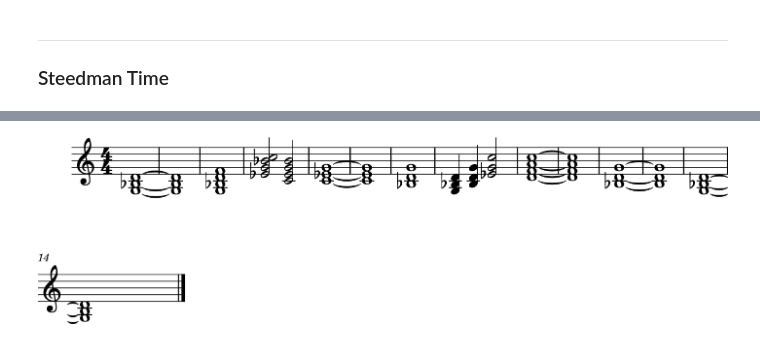
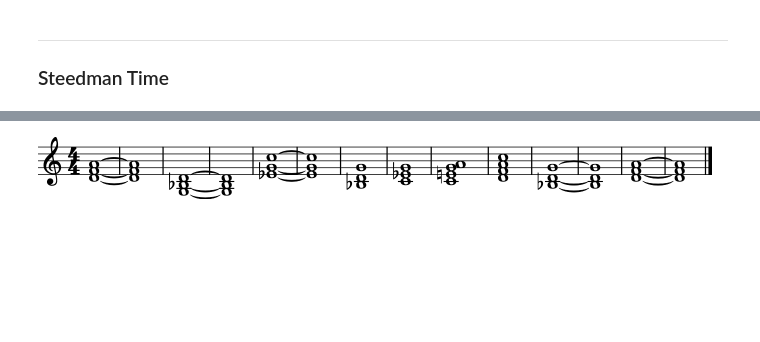
Before and after one commit to randomLevelup/algocomps, a Jupyter notebook: comp1.ipynb, the cells around one changed output, grey strips where cells are left out. Drawn from its saved outputs; the diff is of its cells as text; code cells hidden in the pictures; blank space fills up the shorter version.

```diff
--- a/comp1.ipynb
+++ b/comp1.ipynb
@@ -154,7 +94,7 @@ rules_library = [
     ['0', '1[+F1]', '1', '1', '0', '1F1', '0', '0', '-', '+'],
     ['1', '1[-F1]', '1', '1', '0', '1F1', '1', '0', '-', '+'],
     ['0', '1', '0', '1[+F1]', '0', '1F1', '0', '0', '-', '+'],
-    ['1', '0', '0', '1F1', '1', '1[+F1]', '1', '0', '-', '-'],
+    ['1', '0', '0', '1F1', '1', '1[+F1]', '1', '0', '-', '+'],
     ['0', '1[+F1]', '1', '1', '0', '1F1', '1', '0', '-', '+'],
 ]
 
@@ -191,7 +131,7 @@ plant_config = {
             ('1', '1', '1'),
             '+',
             '-'],
-            rules_library[1])}, #random.choice(rules_library))},
+            random.choice(rules_library))},
     'iterations': 22,
     'angle': 25,
     'length': 10,
@@ -220,7 +160,7 @@ us = environment.UserSettings()
 us['musescoreDirectPNGPath'] = "C:\\Program Files\\MuseScore 3\\bin\\MuseScore3.exe"
 us['musicxmlPath'] = "C:\\Program Files\\MuseScore 3\\bin\\MuseScore3.exe"
 
-def generate_music_stochastic(lsystem_string):
+def generate_music_contextual(lsystem_string):
     s1 = stream.Stream()
     F_major = scale.WeightedHexatonicBlues('G')
     scale_notes = F_major.getPitches('G2', 'G6')
@@ -247,7 +187,13 @@ def generate_music_stochastic(lsystem_string):
 
     return s1
 
-s1 = generate_music_stochastic(generated_string)
+s1 = generate_music_contextual(generated_string)
 
 s1.show()
+
+for element in s1.recurse():
+    if hasattr(element, 'duration'):
+        element.duration.quarterLength /= 1
+    if hasattr(element, 'offset'):
+        element.offset /= 4.0
 # %% [output]
@@ -574,42 +514,35 @@ def create_chord_from_term(term):
 
     if term.isDom7 == 'yes':
         term_root += '7'
 
     # Convert roman numeral to chord
     root = roman.RomanNumeral(term_root, 'G')
 
     # Set duration
     root.quarterLength = term.duration
     return root
 
 s2 = stream.Stream()
-# for term in axiom:
-#     chord = create_chord_from_term(term)
-#     chord.inversion(random.choice([0, 1, 2]))
-#     chord.transpose(-12, inPlace=True)
-#     s2.append(chord)
-
-# Repeat the progression until it's as long as s1
 total_s1_duration = sum([n.quarterLength for n in s1.recurse().notes])
 current_s2_duration = sum([c.quarterLength for c in s2.recurse().notes])
 
 while current_s2_duration < total_s1_duration + 8:
     for term in axiom:
         chord = create_chord_from_term(term)
         chord.inversion(random.choice([0, 1, 2]))
         chord.transpose(-12, inPlace=True)
         s2.append(chord)
-        current_s2_duration += chord.quarterLength * 2
+        current_s2_duration += chord.quarterLength * 4
 
         if current_s2_duration >= total_s1_duration + 8:
             break
 
 s3 = stream.Score()
 s3.insert(0, s1)
 s3.insert(0, s2)
 s2.show()
 # %% [output]
-[figure, old version]
+[figure, new version]
 # %%
 s3.write('midi', 'comp1.mid')
 s3.show('midi')
```
Also changed, not shown: parts of 6 cells of this notebook, 1 other file.
